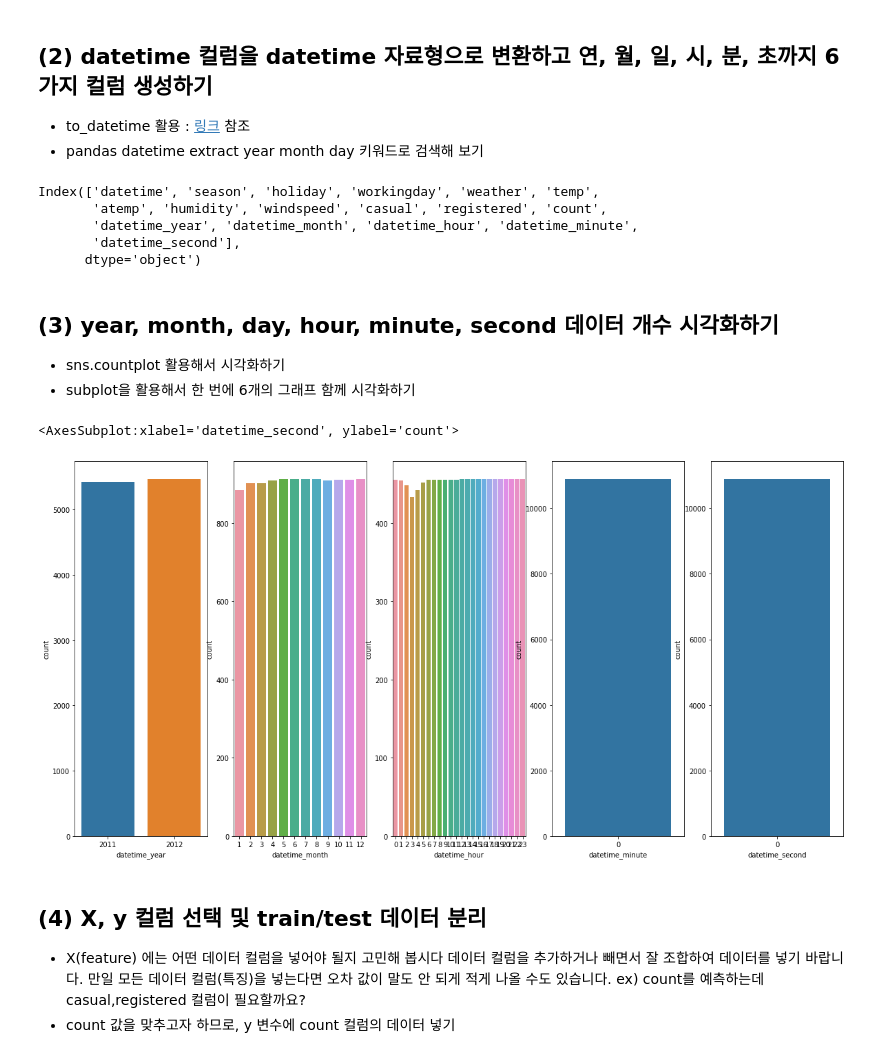
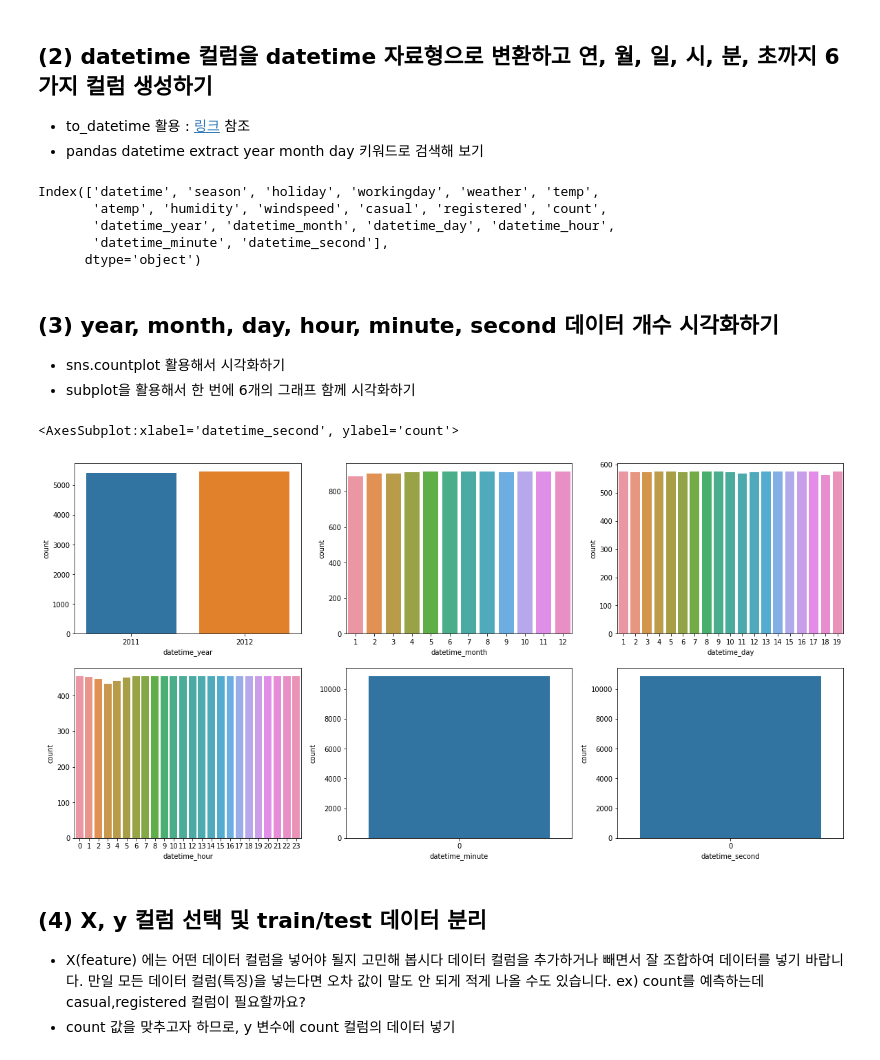
Before and after one commit to scvdx0/aiffel-repo, a Jupyter notebook: ml/bike-sharing-demand.ipynb, the cells around one changed output. Saved outputs shown, nothing was run; the diff lists cells and outputs as text; code cells hidden in the pictures.

```diff
--- a/ml/bike-sharing-demand.ipynb
+++ b/ml/bike-sharing-demand.ipynb
@@ -34,6 +34,7 @@ datetime = pd.to_datetime(train_df["datetime"])
 
 train_df["datetime_year"] = datetime.dt.year
 train_df["datetime_month"] = datetime.dt.month
+train_df["datetime_day"] = datetime.dt.day
 train_df["datetime_hour"] = datetime.dt.hour
 train_df["datetime_minute"] = datetime.dt.minute
 train_df["datetime_second"] = datetime.dt.second
@@ -42,6 +43,7 @@ datetime = pd.to_datetime(test_df["datetime"])
 
 test_df["datetime_year"] = datetime.dt.year
 test_df["datetime_month"] = datetime.dt.month
+test_df["datetime_day"] = datetime.dt.day
 test_df["datetime_hour"] = datetime.dt.hour
 test_df["datetime_minute"] = datetime.dt.minute
 test_df["datetime_second"] = datetime.dt.second
@@ -50,8 +52,8 @@ train_df.columns
 # %% [output]
 Index(['datetime', 'season', 'holiday', 'workingday', 'weather', 'temp',
        'atemp', 'humidity', 'windspeed', 'casual', 'registered', 'count',
-       'datetime_year', 'datetime_month', 'datetime_hour', 'datetime_minute',
-       'datetime_second'],
+       'datetime_year', 'datetime_month', 'datetime_day', 'datetime_hour',
+       'datetime_minute', 'datetime_second'],
       dtype='object')
 # %% [markdown]
 ## (3) year, month, day, hour, minute, second 데이터 개수 시각화하기
@@ -61,21 +63,22 @@ Index(['datetime', 'season', 'holiday', 'workingday', 'weather', 'temp',
 # %%
 import matplotlib.pyplot as plt
 import seaborn as sns
 
 """
 훈련 데이터:
 데이터가 고른 분포를 가지는 것을 확인할 수 있다.
 """
-fig, axes = plt.subplots(nrows=1, ncols=5, figsize=(20, 10))
+fig, axes = plt.subplots(nrows=2, ncols=3, figsize=(20, 10))
 
-sns.countplot(x="datetime_year", data=train_df, ax=axes[0])
-sns.countplot(x="datetime_month", data=train_df, ax=axes[1])
-sns.countplot(x="datetime_hour", data=train_df, ax=axes[2])
-sns.countplot(x="datetime_minute", data=train_df, ax=axes[3])
-sns.countplot(x="datetime_second", data=train_df, ax=axes[4])
+sns.countplot(x="datetime_year", data=train_df, ax=axes[0][0])
+sns.countplot(x="datetime_month", data=train_df, ax=axes[0][1])
+sns.countplot(x="datetime_day", data=train_df, ax=axes[0][2])
+sns.countplot(x="datetime_hour", data=train_df, ax=axes[1][0])
+sns.countplot(x="datetime_minute", data=train_df, ax=axes[1][1])
+sns.countplot(x="datetime_second", data=train_df, ax=axes[1][2])
 # %% [output]
 <AxesSubplot:xlabel='datetime_second', ylabel='count'>
-[figure, old version]
+[figure, new version]
 # %% [markdown]
 ## (4) X, y 컬럼 선택 및 train/test 데이터 분리
 
```
Also changed, not shown: parts of 3 cells of this notebook.
